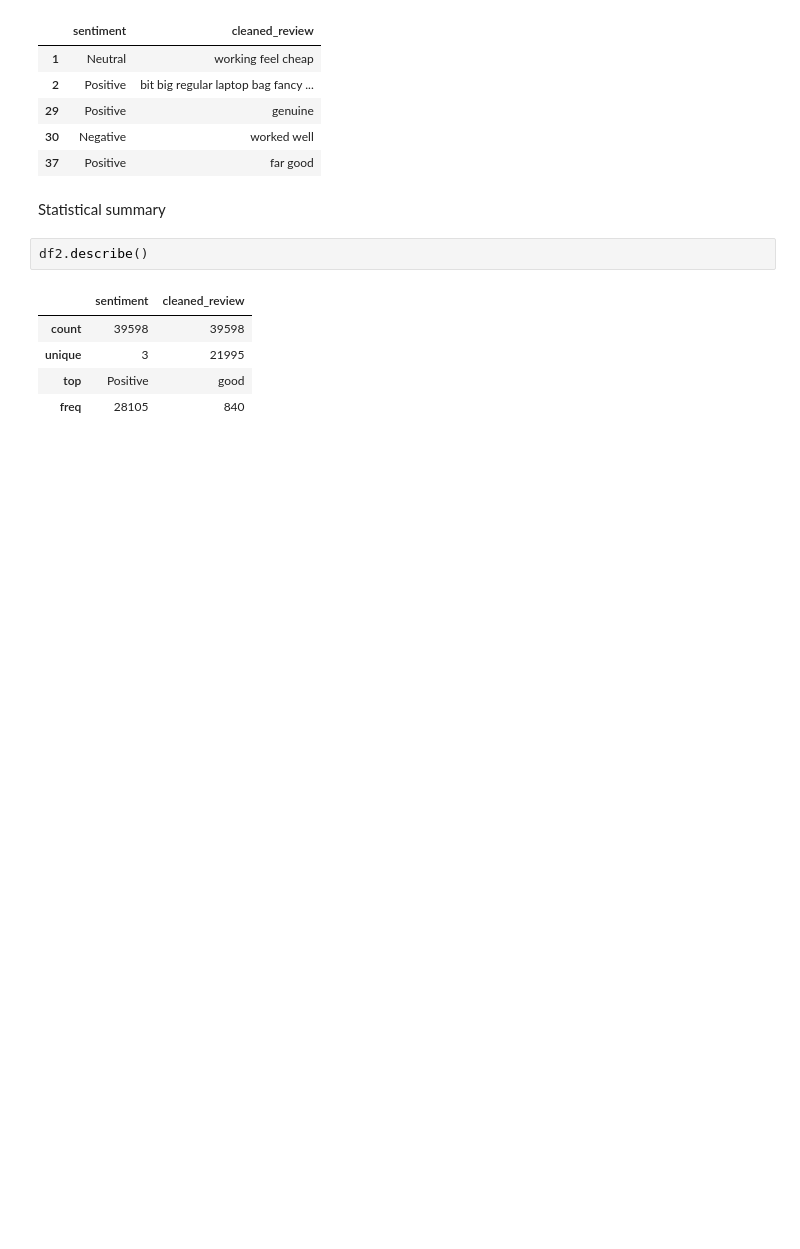
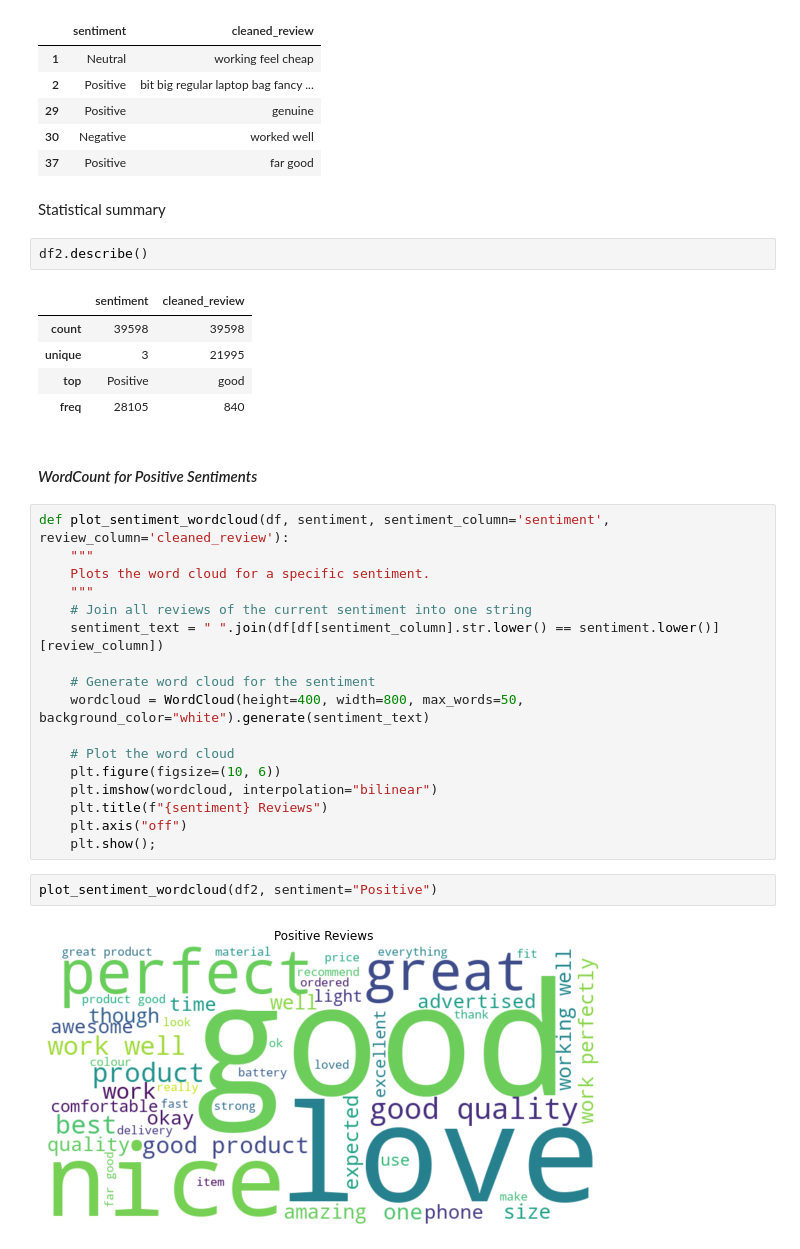
Before and after one commit to joakimTI/JUMIA-PRODUCTS-RECOMMENDATION-AND-PRODUCT-REVIEW-SYSTEM, a Jupyter notebook: index.ipynb, the cells around one changed output. Drawn from its saved outputs; the diff is of its cells as text; blank space fills up the shorter version.

Commit message:
Completing Sentiment analysis

```diff
--- a/index.ipynb
+++ b/index.ipynb
@@ -908,3 +911,26 @@ df2.describe()
 | unique | 3 | 21995 |
 | top | Positive | good |
 | freq | 28105 | 840 |
+# %% [markdown]
+#### *WordCount for Positive Sentiments*
+# %%
+def plot_sentiment_wordcloud(df, sentiment, sentiment_column='sentiment', review_column='cleaned_review'):
+    """
+    Plots the word cloud for a specific sentiment.
+    """
+    # Join all reviews of the current sentiment into one string
+    sentiment_text = " ".join(df[df[sentiment_column].str.lower() == sentiment.lower()][review_column])
+
+    # Generate word cloud for the sentiment
+    wordcloud = WordCloud(height=400, width=800, max_words=50, background_color="white").generate(sentiment_text)
+
+    # Plot the word cloud
+    plt.figure(figsize=(10, 6))
+    plt.imshow(wordcloud, interpolation="bilinear")
+    plt.title(f"{sentiment} Reviews")
+    plt.axis("off")
+    plt.show();
+# %%
+plot_sentiment_wordcloud(df2, sentiment="Positive")
+# %% [output]
+[figure, added]
```
Also changed, not shown: parts of 32 cells of this notebook.
